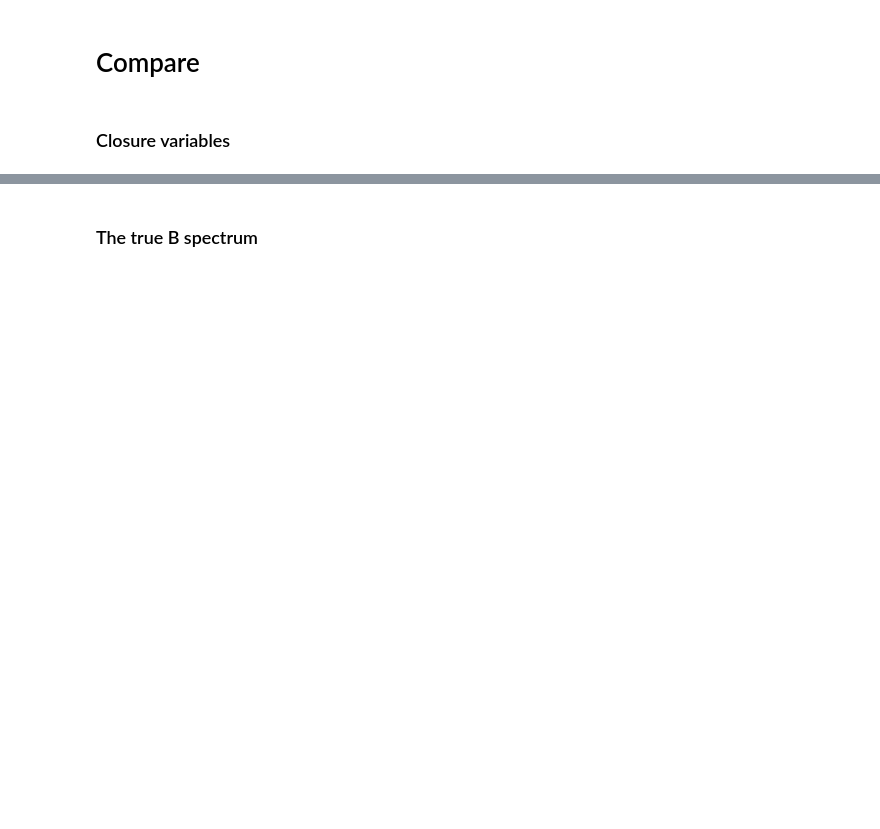
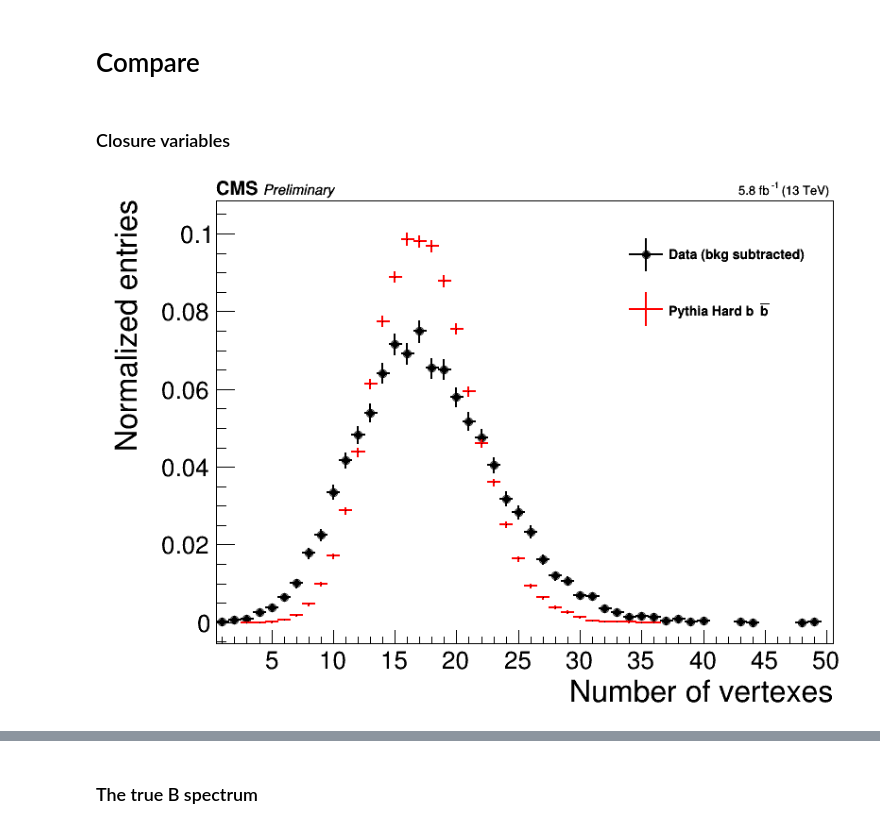
Before and after one commit to ocerri/BPH_RD_Analysis, a Jupyter notebook: analysis/B0_spectrum_calibration_B2JpsiKst_v4.ipynb, the cells around one changed output, grey strips where cells are left out. Drawn from its saved outputs; the diff is of its cells as text; code cells hidden in the pictures; blank space fills up the shorter version.

```diff
--- a/analysis/B0_spectrum_calibration_B2JpsiKst_v4.ipynb
+++ b/analysis/B0_spectrum_calibration_B2JpsiKst_v4.ipynb
@@ -585,32 +612,35 @@ pTxt.Draw()
 # %%
 b=[50, 0.5, 50.5]
 hRD = create_TH1D(np.zeros(0), name='hRD',
                 title='',
                 axis_title=['Number of vertexes', 'Normalized entries'],
                 binning=b
                )
 treeRD_skimmed.Project('hRD', 'N_vtx', 'L_nsig/(L_nsig+L_nbkg)')
 hRD.Sumw2()
 hRD.Scale(1./hRD.Integral())
 hRD.SetMarkerStyle(15)
 
 hMC = create_TH1D(np.zeros(0), name='hMC',
                   title = 'Pythia Hard b#bar{b}',
                   binning=hRD.binning, opt='overflow+underflow')
 treeMC_skimmed.Project('hMC', 'N_vtx')
 hMC.Sumw2()
 hMC.Scale(1./hMC.Integral())
 hMC.SetLineColor(rt.kRed)
 
 leg = rt.TLegend(0.7, 0.7, 0.95,0.9)
 leg.SetBorderSize(0)
 leg.AddEntry(hRD, 'Data (bkg subtracted)', 'lep')
 leg.AddEntry(hMC, 'Pythia Hard b#bar{b}', 'le')
 
 CMS_lumi.extraText = '     Preliminary'
 CMS_lumi.integrated_lumi = lumi_tot
+m = SetMaxToMaxHist([hRD, hMC])
 c = drawOnCMSCanvas(CMS_lumi, [hRD, hMC], 'same')
 leg.Draw()
+# %% [output]
+[figure, added]
 # %%
 b=[50, 5.15, 5.4]
 hRD = create_TH1D(np.zeros(0), name='hRD',
```
Also changed, not shown: parts of 8 cells of this notebook, 3 other files.
